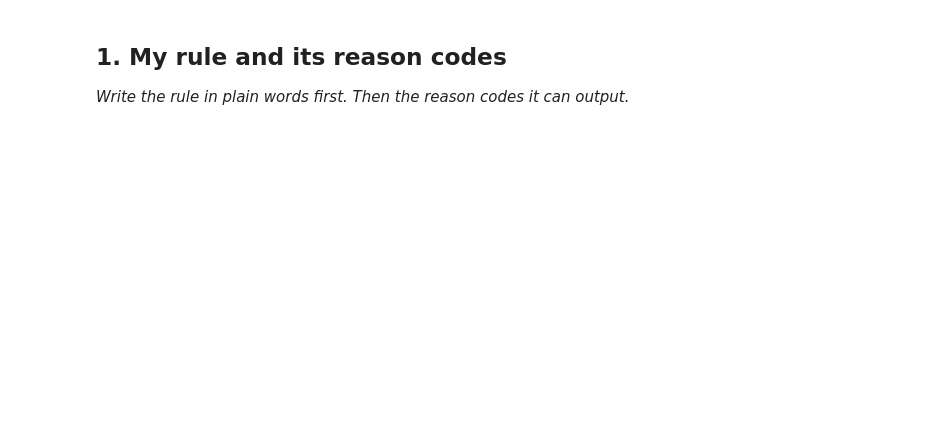
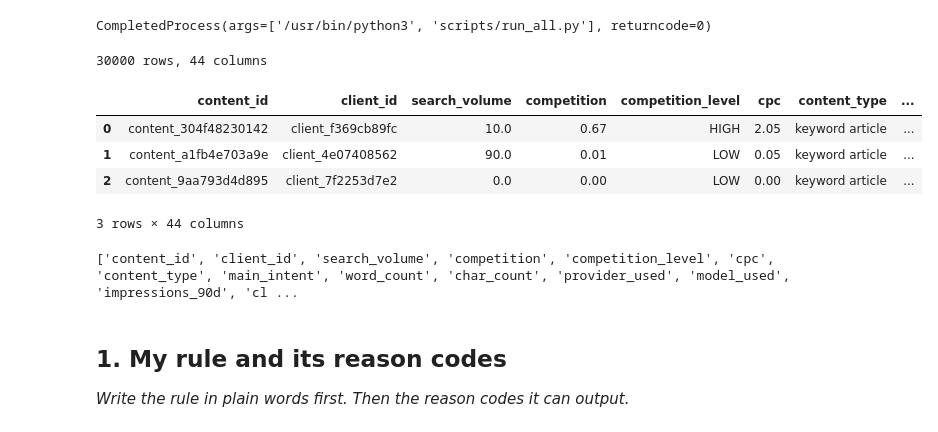
Before and after one commit to shah833/Flyrank-ML-Internship, a Jupyter notebook: work/notebooks/w04_baseline_score.ipynb, the cells around one changed output. Cells and saved outputs as stored; diff of their text form; code cells hidden in the pictures; blank space fills up the shorter version.

```diff
--- a/work/notebooks/w04_baseline_score.ipynb
+++ b/work/notebooks/w04_baseline_score.ipynb
@@ -6,6 +8,33 @@
 This skeleton is yours to fill. Work the sections **in order** — each one has a one-line hint. Simple words, honest numbers.
 
 > Working with an AI assistant? Tell it to read `skills/README.md` first and load the one skill this assignment names on its card.
+# %%
+import os, sys, subprocess
+
+if not os.path.isdir("Flyrank-ML-Internship"):
+    subprocess.run(["git", "clone", "--depth", "1", "https://github.com/shah833/Flyrank-ML-Internship"])
+
+os.chdir("Flyrank-ML-Internship")
+subprocess.run([sys.executable, "-m", "pip", "install", "-q", "-r", "requirements.txt"])
+subprocess.run([sys.executable, "scripts/run_all.py"])
+# %% [output]
+CompletedProcess(args=['/usr/bin/python3', 'scripts/run_all.py'], returncode=0)
+# %%
+import pandas as pd, numpy as np
+df = pd.read_csv("data/raw/content_refresh_anonymized.csv")
+print(df.shape[0], "rows,", df.shape[1], "columns")
+df.head(3)
+# %% [output]
+30000 rows, 44 columns
+|  | content_id | client_id | search_volume | competition | competition_level | cpc | content_type | ... |
+| 0 | content_304f48230142 | client_f369cb89fc | 10.0 | 0.67 | HIGH | 2.05 | keyword article | ... |
+| 1 | content_a1fb4e703a9e | client_4e07408562 | 90.0 | 0.01 | LOW | 0.05 | keyword article | ... |
+| 2 | content_9aa793d4d895 | client_7f2253d7e2 | 0.0 | 0.00 | LOW | 0.00 | keyword article | ... |
+3 rows × 44 columns
+# %%
+print(df.columns.tolist())
+# %% [output]
+['content_id', 'client_id', 'search_volume', 'competition', 'competition_level', 'cpc', 'content_type', 'main_intent', 'word_count', 'char_count', 'provider_used', 'model_used', 'impressions_90d', 'cl ...
 # %% [markdown]
 ## 1. My rule and its reason codes
 
```
Also changed, not shown: parts of 20 cells of this notebook.
